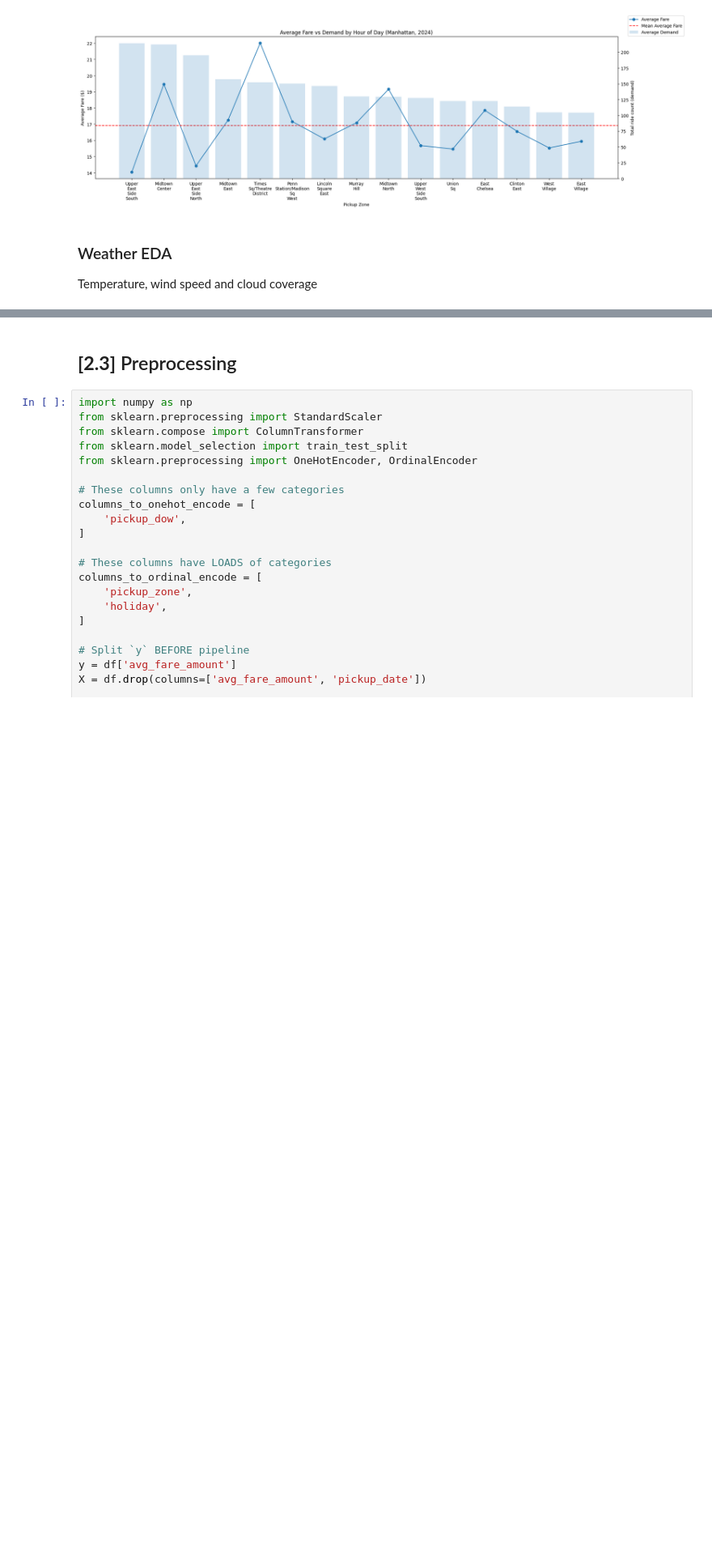
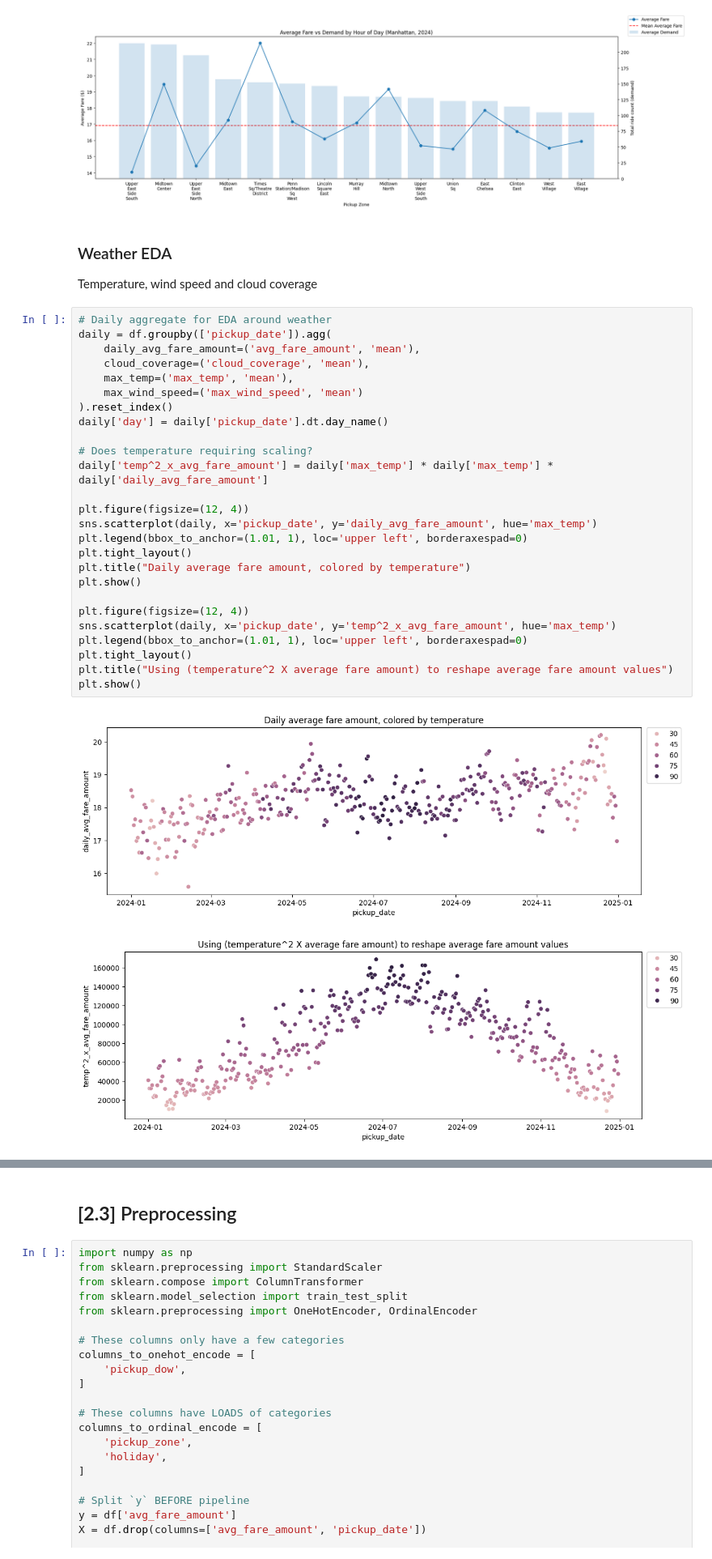
Before and after one commit to emma123456789102/Machine-Learning-Taxi-, a Jupyter notebook: final_notebook.ipynb, the cells around one changed output, grey strips where cells are left out. Shown at 81% size. Cells and saved outputs as stored; diff of their text form; blank space fills up the shorter version.

Commit message:
Added weather-based EDA for revenue

```diff
--- a/final_notebook.ipynb
+++ b/final_notebook.ipynb
@@ -1291,3 +1291,32 @@ del by_zone
 # %% [markdown]
 ### Weather EDA
 Temperature, wind speed and cloud coverage
+# %%
+# Daily aggregate for EDA around weather
+daily = df.groupby(['pickup_date']).agg(
+    daily_avg_fare_amount=('avg_fare_amount', 'mean'),
+    cloud_coverage=('cloud_coverage', 'mean'),
+    max_temp=('max_temp', 'mean'),
+    max_wind_speed=('max_wind_speed', 'mean')
+).reset_index()
+daily['day'] = daily['pickup_date'].dt.day_name()
+
+# Does temperature requiring scaling?
+daily['temp^2_x_avg_fare_amount'] = daily['max_temp'] * daily['max_temp'] * daily['daily_avg_fare_amount']
+
+plt.figure(figsize=(12, 4))
+sns.scatterplot(daily, x='pickup_date', y='daily_avg_fare_amount', hue='max_temp')
+plt.legend(bbox_to_anchor=(1.01, 1), loc='upper left', borderaxespad=0)
+plt.tight_layout()
+plt.title("Daily average fare amount, colored by temperature")
+plt.show()
+
+plt.figure(figsize=(12, 4))
+sns.scatterplot(daily, x='pickup_date', y='temp^2_x_avg_fare_amount', hue='max_temp')
+plt.legend(bbox_to_anchor=(1.01, 1), loc='upper left', borderaxespad=0)
+plt.tight_layout()
+plt.title("Using (temperature^2 X average fare amount) to reshape average fare amount values")
+plt.show()
+# %% [output]
+[figure, added]
+[figure, added]
```
Also changed, not shown: parts of 1 cell of this notebook.
